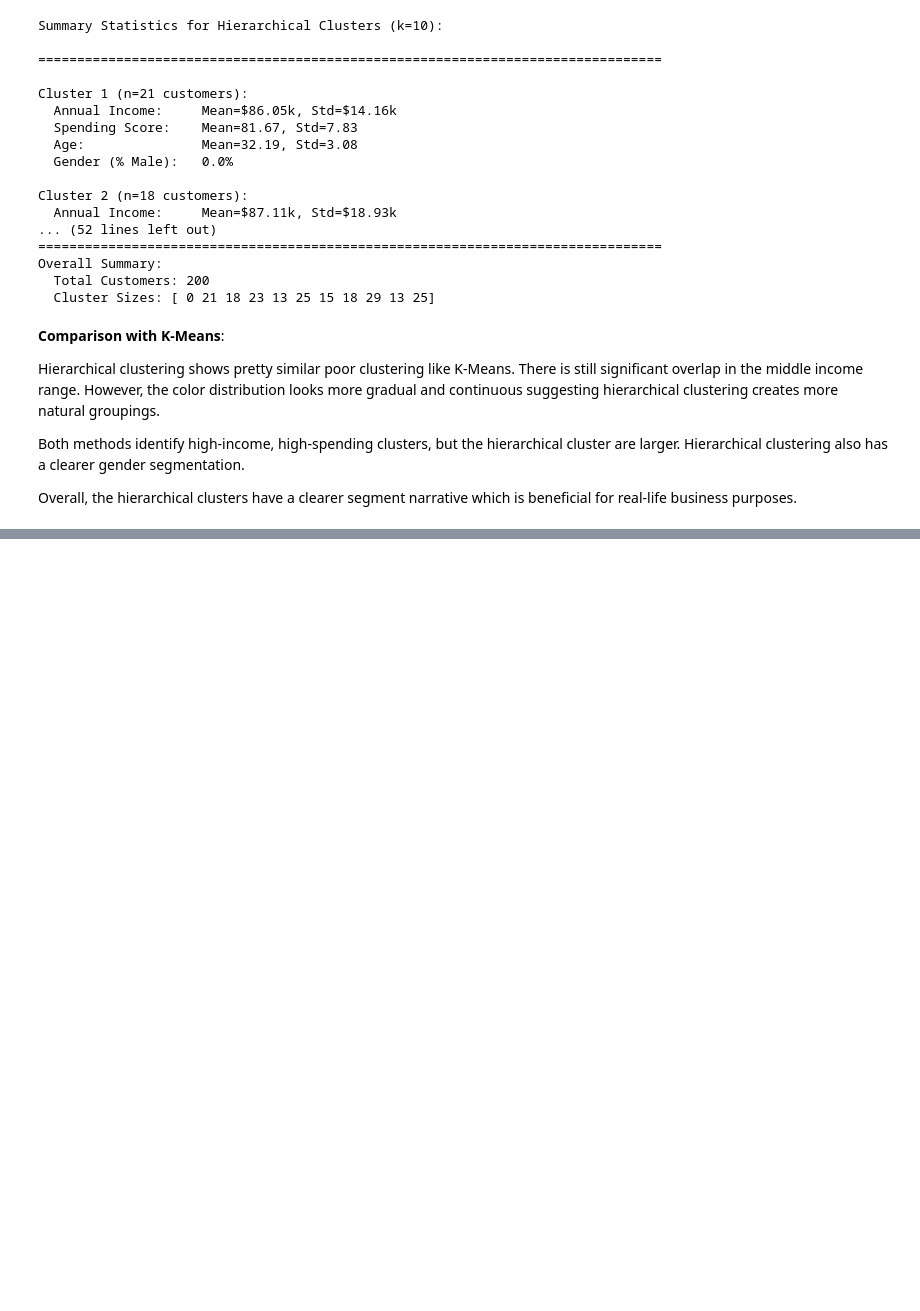
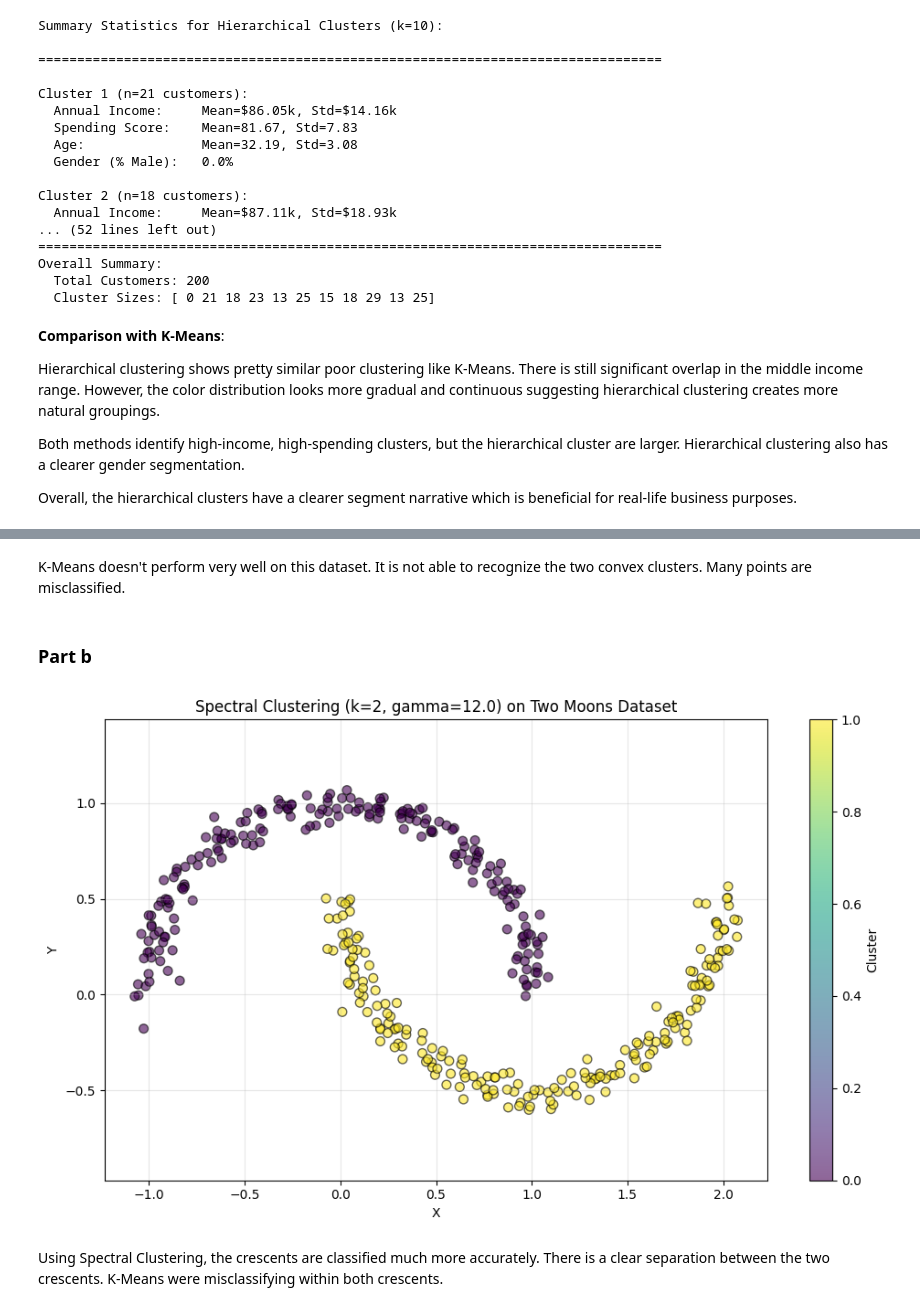
Before and after one commit to zarmeen2/cs598, a Jupyter notebook: code.ipynb, the cells around one changed output, grey strips where cells are left out. Saved outputs shown, nothing was run; the diff lists cells and outputs as text; code cells hidden in the pictures; blank space fills up the shorter version.

```diff
--- a/code.ipynb
+++ b/code.ipynb
@@ -373,0 +458,32 @@ Overall, the hierarchical clusters have a clearer segment narrative which is ben
+# %% [markdown]
+K-Means doesn't perform very well on this dataset. It is not able to recognize the two convex clusters. Many points are misclassified.
+# %% [markdown]
+### Part b
+# %%
+from sklearn.cluster import SpectralClustering
+
+# Apply Spectral Clustering with tuned gamma parameter
+spectral = SpectralClustering(
+    n_clusters=2,
+    affinity='rbf',
+    gamma=12.0,  # I kept increasing the gamma value until I got properly classified clusters
+    random_state=42,
+    n_init=10
+)
+spectral_labels = spectral.fit_predict(X_moons)
+
+plt.figure(figsize=(10, 6))
+scatter = plt.scatter(X_moons[:, 0], X_moons[:, 1],
+                      c=spectral_labels, cmap='viridis', s=50, alpha=0.6, edgecolors='k')
+plt.xlabel('X')
+plt.ylabel('Y')
+plt.title('Spectral Clustering (k=2, gamma=12.0) on Two Moons Dataset')
+plt.colorbar(scatter, label='Cluster')
+plt.grid(True, alpha=0.3)
+plt.axis('equal')
+plt.tight_layout()
+plt.show()
+# %% [output]
+[figure, added]
+# %% [markdown]
+Using Spectral Clustering, the crescents are classified much more accurately. There is a clear separation between the two crescents. K-Means were misclassifying within both crescents.
```
Also changed, not shown: parts of 5 cells of this notebook, 1 other file.
